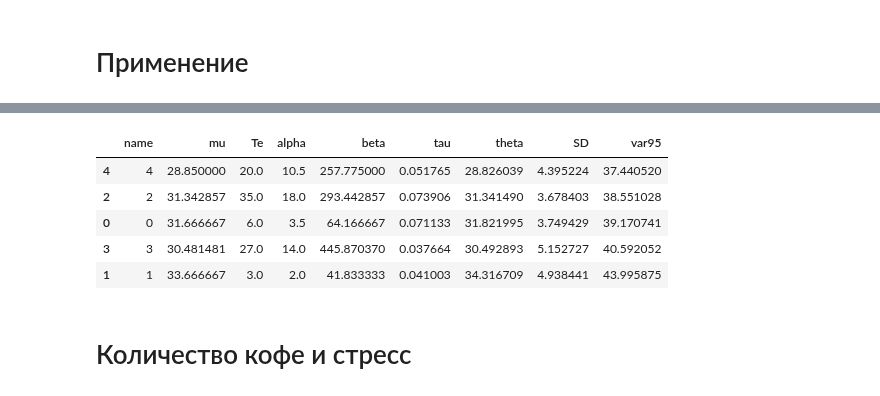
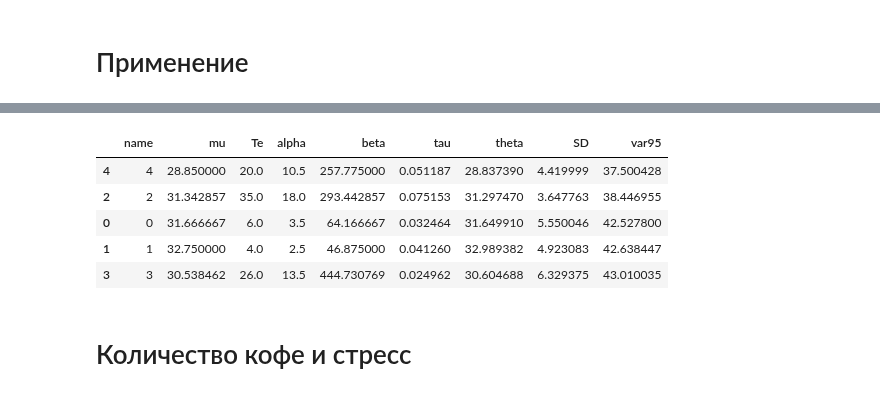
Before and after one commit to ksetdekov/trip_choice_optimizer, a Jupyter notebook: coffee-amount-optimization.ipynb, the cells around one changed output, grey strips where cells are left out. Cells and saved outputs as stored; diff of their text form; code cells hidden in the pictures.

```diff
--- a/coffee-amount-optimization.ipynb
+++ b/coffee-amount-optimization.ipynb
@@ -248,8 +248,9 @@ events = {
     datetime(2025, 3, 1): (3, 37),
     datetime(2025, 3, 2): (4, 39),
     datetime(2025, 3, 3): (2, 33),
-    datetime(2025, 3, 4): (0, 30)
-
+    datetime(2025, 3, 4): (0, 30),
+    datetime(2025, 3, 5): (3, 25),
+    datetime(2025, 3, 6): (1, 30)
 
 }
 
@@ -263,9 +264,9 @@ cups.process_events(events, days=91)
 |  | name | mu | Te | alpha | beta | tau | theta | SD | var95 |
-| 4 | 4 | 28.850000 | 20.0 | 10.5 | 257.775000 | 0.051765 | 28.826039 | 4.395224 | 37.440520 |
-| 2 | 2 | 31.342857 | 35.0 | 18.0 | 293.442857 | 0.073906 | 31.341490 | 3.678403 | 38.551028 |
-| 0 | 0 | 31.666667 | 6.0 | 3.5 | 64.166667 | 0.071133 | 31.821995 | 3.749429 | 39.170741 |
-| 3 | 3 | 30.481481 | 27.0 | 14.0 | 445.870370 | 0.037664 | 30.492893 | 5.152727 | 40.592052 |
-| 1 | 1 | 33.666667 | 3.0 | 2.0 | 41.833333 | 0.041003 | 34.316709 | 4.938441 | 43.995875 |
+| 4 | 4 | 28.850000 | 20.0 | 10.5 | 257.775000 | 0.051187 | 28.837390 | 4.419999 | 37.500428 |
+| 2 | 2 | 31.342857 | 35.0 | 18.0 | 293.442857 | 0.075153 | 31.297470 | 3.647763 | 38.446955 |
+| 0 | 0 | 31.666667 | 6.0 | 3.5 | 64.166667 | 0.032464 | 31.649910 | 5.550046 | 42.527800 |
+| 1 | 1 | 32.750000 | 4.0 | 2.5 | 46.875000 | 0.041260 | 32.989382 | 4.923083 | 42.638447 |
+| 3 | 3 | 30.538462 | 26.0 | 13.5 | 444.730769 | 0.024962 | 30.604688 | 6.329375 | 43.010035 |
 # %% [markdown]
 # Количество кофе и стресс
 # %%
```
Also changed, not shown: parts of 6 cells of this notebook.
